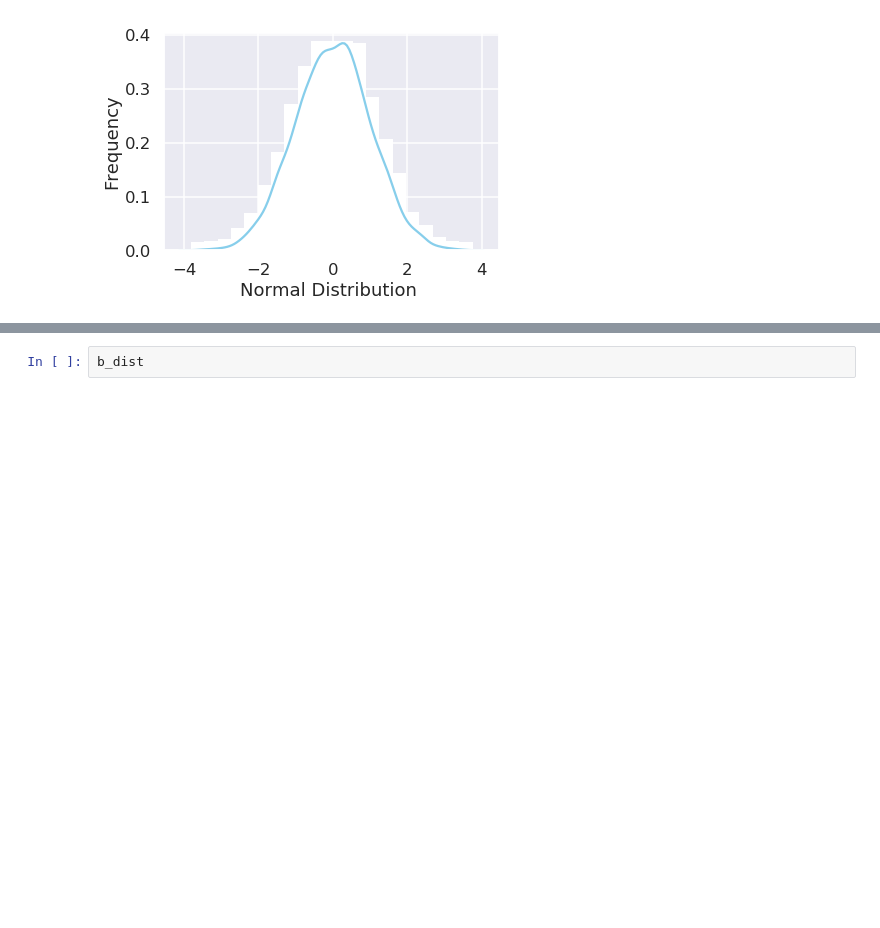
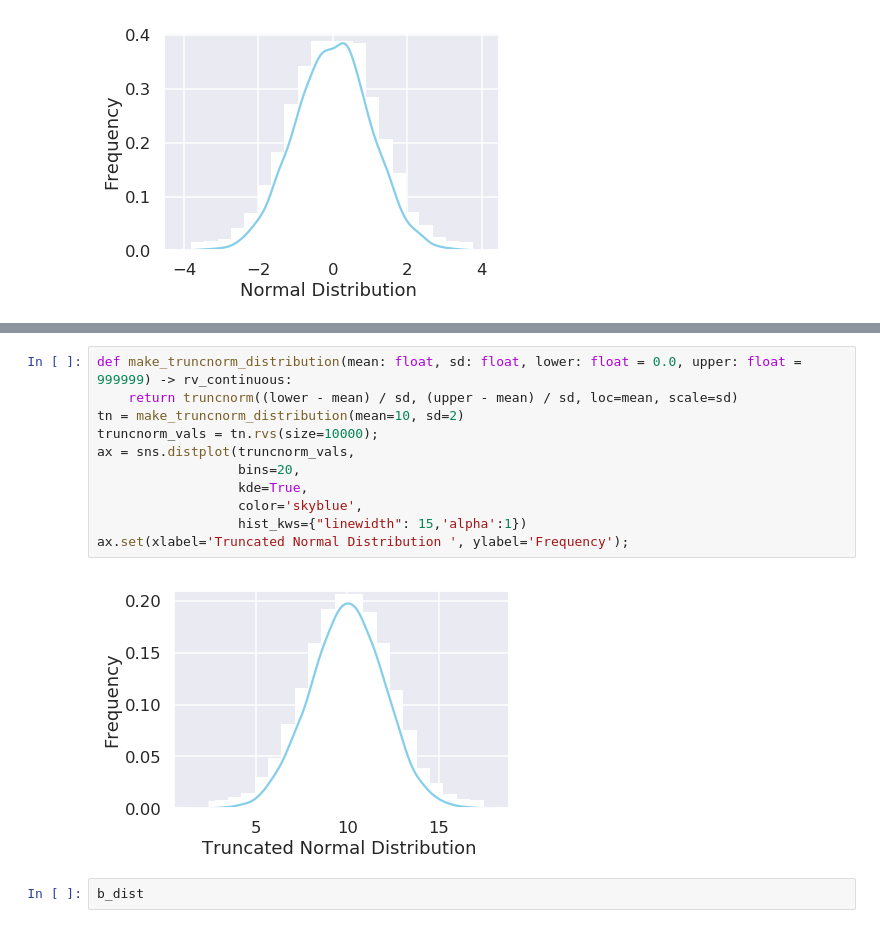
Before and after one commit to deppen8/prospect, a Jupyter notebook: notebooks/distribution_dev.ipynb, the cells around one changed output, grey strips where cells are left out. Drawn from its saved outputs; the diff is of its cells as text; blank space fills up the shorter version.

```diff
--- a/notebooks/distribution_dev.ipynb
+++ b/notebooks/distribution_dev.ipynb
@@ -56,3 +74,16 @@ b_dist = beta(a=7, b=3)
+# %%
+def make_truncnorm_distribution(mean: float, sd: float, lower: float = 0.0, upper: float = 999999) -> rv_continuous:
+    return truncnorm((lower - mean) / sd, (upper - mean) / sd, loc=mean, scale=sd)
+tn = make_truncnorm_distribution(mean=10, sd=2)
+truncnorm_vals = tn.rvs(size=10000);
+ax = sns.distplot(truncnorm_vals,
+                  bins=20,
+                  kde=True,
+                  color='skyblue',
+                  hist_kws={"linewidth": 15,'alpha':1})
+ax.set(xlabel='Truncated Normal Distribution ', ylabel='Frequency');
+# %% [output]
+[figure, added]
 # %%
 b_dist
 # %% [output]
```
Also changed, not shown: parts of 4 cells of this notebook.
